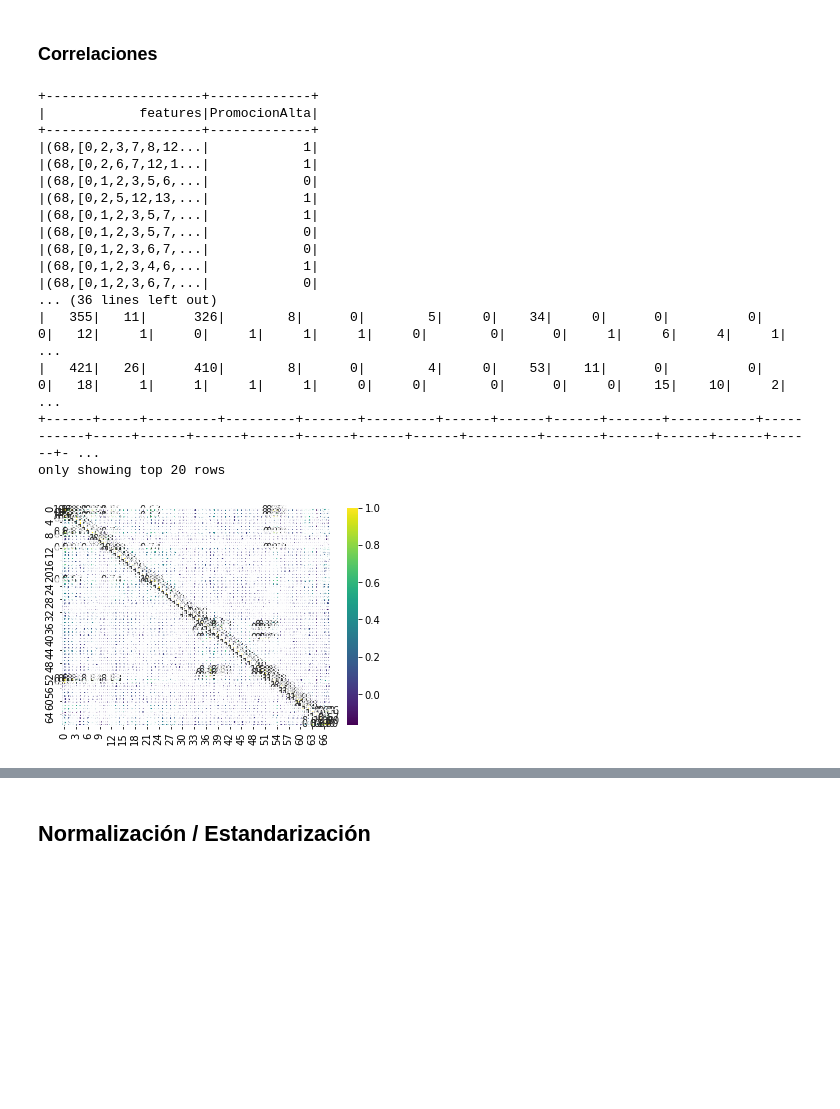
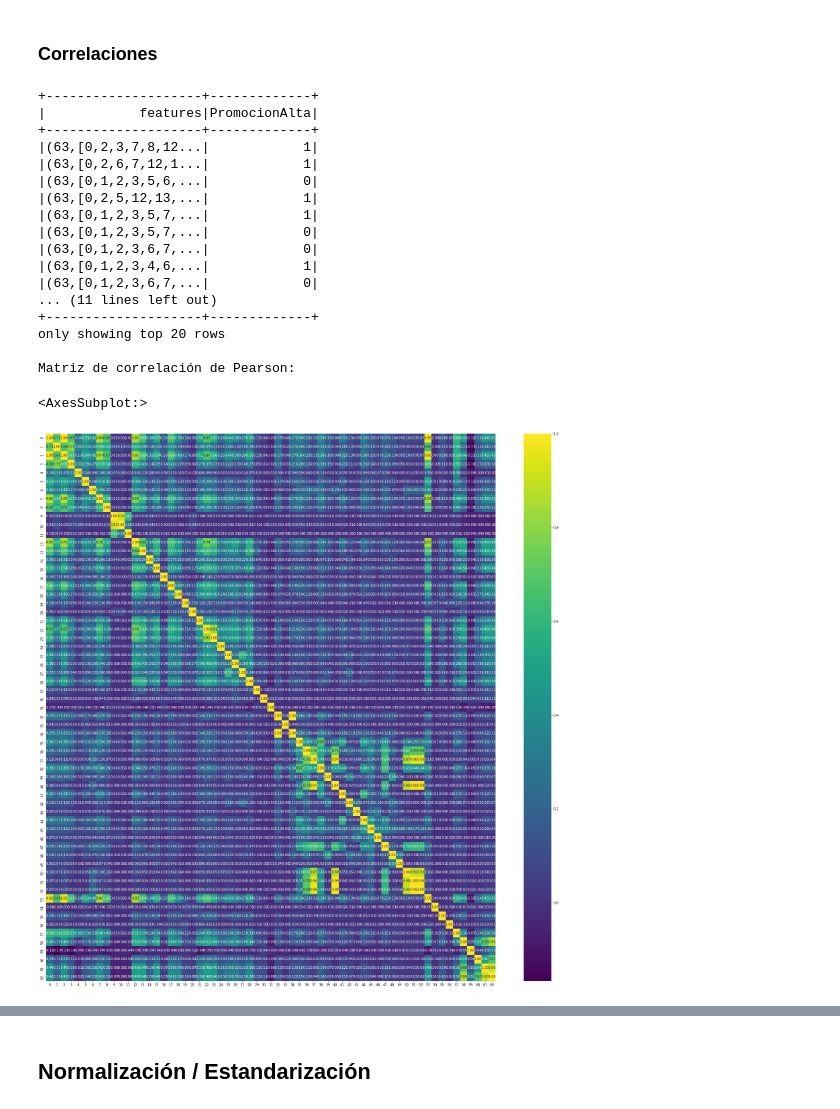
Before and after one commit to myorleny/bigdata, a Jupyter notebook: Proyecto/BigData-Proyecto_MaríaYorleniAlfaroAlfaro.ipynb, the cells around one changed output, grey strips where cells are left out. Drawn from its saved outputs; the diff is of its cells as text; code cells hidden in the pictures; blank space fills up the shorter version.

```diff
--- a/Proyecto/BigData-Proyecto_MaríaYorleniAlfaroAlfaro.ipynb
+++ b/Proyecto/BigData-Proyecto_MaríaYorleniAlfaroAlfaro.ipynb
@@ -115,9 +115,17 @@ columns_kept = [
     'salt15', 'comt15', 'bibt15', 'gimt15', 'talt_ai15', 'otalt15', 'sodt15', 'indt15', 'lavt15',
     'sant15', 'tvt15', 'vbt15', 'dvdt15', 'cetoi15', 'cetos15', 'cptoi15', 'cptos15',
     'expto_15', 'expdef_15', 'exptem_15', 'agrve_15', 'agrvep_15', 'agrveo_15', 'agrfe_15', 'agrfep_15', 'agrfeo_15', 'agree_15',
-    'agreep_15', 'agreeo_15', 'agrre_15', 'agrrep_15', 'agrreo_15', 'agrde_15', 'agrdep_15', 'agrdeo_15', 'agroe_15', 'agroep_15', 'agroeo_15', 'int_15', 'inht_15', 'rit_15', 'rih_15', 'frt_15',
-    'frh_15', 'itt_15', 'ith_15', 'extrant_15', 'extranh_15', 'PromocionAlta', 'Dimension_Economica', 'Dimension_Participacion', 'Dimension_Salud','Dimension_Educativa', 'IDS'
+    'agreep_15', 'agreeo_15', 'agrre_15', 'agrrep_15', 'agrreo_15', 'agrde_15', 'agrdep_15', 'agrdeo_15', 'agroe_15', 'agroep_15', 'agroeo_15', 'int_15', 'rit_15', 'frt_15',
+    'itt_15', 'extrant_15', 'PromocionAlta', 'Dimension_Economica', 'Dimension_Participacion', 'Dimension_Salud','Dimension_Educativa', 'IDS'
     ]
+
+# columns_kept = [
+#     'mit_15', 'rt_15', 'aprobt_15', 'reprot_15', 'desa_15', 'desert_15', 'act_15', 'nst_15', 'sit_15',
+#     'embt_15', 'aat15', 'inft15', 'olat15',
+#     'comt15', 'bibt15', 'gimt15', 'talt_ai15', 'otalt15', 'sodt15',
+#     'tvt15', 'vbt15', 'dvdt15', 'cetoi15', 'cetos15', 'cptoi15', 'cptos15',
+#     'expto_15', 'expdef_15', 'exptem_15', 'extrant_15', 'extranh_15', 'PromocionAlta', 'Dimension_Economica', 'Dimension_Educativa'
+#     ]
 
 selected_columns_df = df.select(columns_kept)
 
@@ -221,48 +229,56 @@ Histograma para la columna: aprobh_15
 # %%
 # Para realizar operaciones más detalladas es necesario expresar las filas originales en vectores
 from pyspark.ml.feature import VectorAssembler
 
 assembler = VectorAssembler(
     inputCols=['mit_15', 'rt_15', 'aprobt_15', 'reprot_15', 'desa_15', 'desert_15', 'act_15', 'nst_15', 'sit_15',
     'embt_15', 'embmenor_15', 'embmayor_15', 'aat15', 'inft15', 'olat15',
     'salt15', 'comt15', 'bibt15', 'gimt15', 'talt_ai15', 'otalt15', 'sodt15', 'indt15', 'lavt15',
     'sant15', 'tvt15', 'vbt15', 'dvdt15', 'cetoi15', 'cetos15', 'cptoi15', 'cptos15',
     'expto_15', 'expdef_15', 'exptem_15', 'agrve_15', 'agrvep_15', 'agrveo_15', 'agrfe_15', 'agrfep_15', 'agrfeo_15', 'agree_15',
-    'agreep_15', 'agreeo_15', 'agrre_15', 'agrrep_15', 'agrreo_15', 'agrde_15', 'agrdep_15', 'agrdeo_15', 'agroe_15', 'agroep_15', 'agroeo_15', 'int_15', 'inht_15', 'rit_15', 'rih_15', 'frt_15',
-    'frh_15', 'itt_15', 'ith_15', 'extrant_15', 'extranh_15', 'Dimension_Economica', 'Dimension_Participacion', 'Dimension_Salud','Dimension_Educativa', 'IDS'],
+    'agreep_15', 'agreeo_15', 'agrre_15', 'agrrep_15', 'agrreo_15', 'agrde_15', 'agrdep_15', 'agrdeo_15', 'agroe_15', 'agroep_15', 'agroeo_15', 'int_15', 'rit_15', 'frt_15',
+    'itt_15', 'extrant_15', 'Dimension_Economica', 'Dimension_Participacion', 'Dimension_Salud','Dimension_Educativa', 'IDS'],
     outputCol='features')
+
+#     inputCols=['mit_15', 'rt_15', 'aprobt_15', 'reprot_15', 'desa_15', 'desert_15', 'act_15', 'nst_15', 'sit_15',
+#     'embt_15', 'aat15', 'inft15', 'olat15',
+#     'comt15', 'bibt15', 'gimt15', 'talt_ai15', 'otalt15', 'sodt15',
+#     'tvt15', 'vbt15', 'dvdt15', 'cetoi15', 'cetos15', 'cptoi15', 'cptos15',
+#     'expto_15', 'expdef_15', 'exptem_15', 'extrant_15', 'extranh_15', 'Dimension_Economica', 'Dimension_Educativa'],
+#     outputCol='features')
 
 vector_df = assembler.transform(selected_columns_df)
 vector_df = vector_df.select(['features', 'PromocionAlta'])
 vector_df.show()
 
 # Con la representación de vectores podemos calcular correlaciones
 from pyspark.ml.stat import Correlation
 import seaborn as sns
 import matplotlib.pyplot as plt
 
+plt.subplots(figsize=(30,30))
+
 # Genera la matriz de correlación de Pearson
 pearson_matrix = Correlation.corr(vector_df, 'features').collect()[0][0]
 print("Matriz de correlación de Pearson:")
 sns.heatmap(pearson_matrix.toArray(), annot=True, fmt=".2f", cmap='viridis')
-
-selected_columns_df.show()
 # %% [output]
 +--------------------+-------------+
 |            features|PromocionAlta|
 +--------------------+-------------+
-|(68,[0,2,3,7,8,12...|            1|
-|(68,[0,2,6,7,12,1...|            1|
-|(68,[0,1,2,3,5,6,...|            0|
-|(68,[0,2,5,12,13,...|            1|
-|(68,[0,1,2,3,5,7,...|            1|
-|(68,[0,1,2,3,5,7,...|            0|
-|(68,[0,1,2,3,6,7,...|            0|
-|(68,[0,1,2,3,4,6,...|            1|
-|(68,[0,1,2,3,6,7,...|            0|
-... (36 lines left out)
-|   355|   11|      326|        8|      0|        5|     0|    34|     0|      0|          0|          0|   12|     1|     0|     1|     1|     1|     0|        0|      0|     1|     6|     4|     1|  ...
-|   421|   26|      410|        8|      0|        4|     0|    53|    11|      0|          0|          0|   18|     1|     1|     1|     1|     0|     0|        0|      0|     0|    15|    10|     2|  ...
-+------+-----+---------+---------+-------+---------+------+------+------+-------+-----------+-----------+-----+------+------+------+------+------+------+---------+-------+------+------+------+------+- ...
+|(63,[0,2,3,7,8,12...|            1|
+|(63,[0,2,6,7,12,1...|            1|
+|(63,[0,1,2,3,5,6,...|            0|
+|(63,[0,2,5,12,13,...|            1|
+|(63,[0,1,2,3,5,7,...|            1|
+|(63,[0,1,2,3,5,7,...|            0|
+|(63,[0,1,2,3,6,7,...|            0|
+|(63,[0,1,2,3,4,6,...|            1|
+|(63,[0,1,2,3,6,7,...|            0|
+... (11 lines left out)
++--------------------+-------------+
 only showing top 20 rows
+
+Matriz de correlación de Pearson:
+<AxesSubplot:>
-[figure, old version]
+[figure, new version]
```
Also changed, not shown: parts of 10 cells of this notebook, 3 other files.
